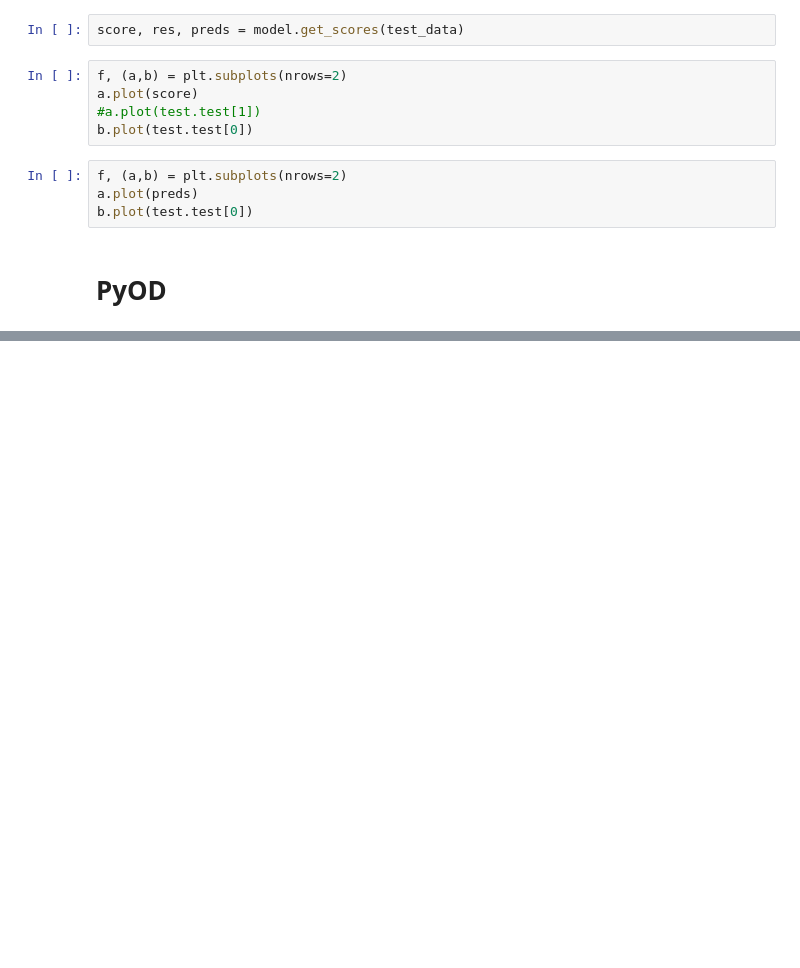
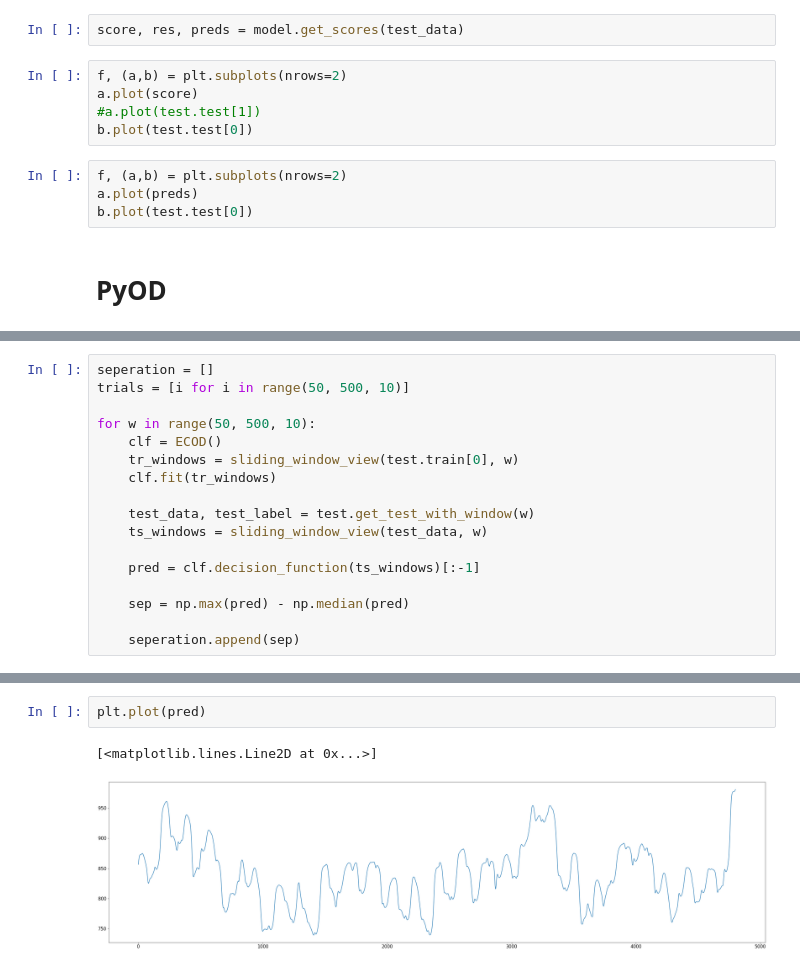
Before and after one commit to georgian-io/pyoats, a Jupyter notebook: scratch.ipynb, the cells around one changed output, grey strips where cells are left out. Cells and saved outputs as stored; diff of their text form; blank space fills up the shorter version.

```diff
--- a/scratch.ipynb
+++ b/scratch.ipynb
@@ -165,0 +192,17 @@ b.plot(test.test[0])
+# %%
+seperation = []
+trials = [i for i in range(50, 500, 10)]
+
+for w in range(50, 500, 10):
+    clf = ECOD()
+    tr_windows = sliding_window_view(test.train[0], w)
+    clf.fit(tr_windows)
+
+    test_data, test_label = test.get_test_with_window(w)
+    ts_windows = sliding_window_view(test_data, w)
+
+    pred = clf.decision_function(ts_windows)[:-1]
+
+    sep = np.max(pred) - np.median(pred)
+
+    seperation.append(sep)
@@ -165,0 +242,5 @@ b.plot(test.test[0])
+# %%
+plt.plot(pred)
+# %% [output]
+[<matplotlib.lines.Line2D at 0x...>]
+[figure, added]
```
Also changed, not shown: parts of 46 cells of this notebook, 6 other files.
